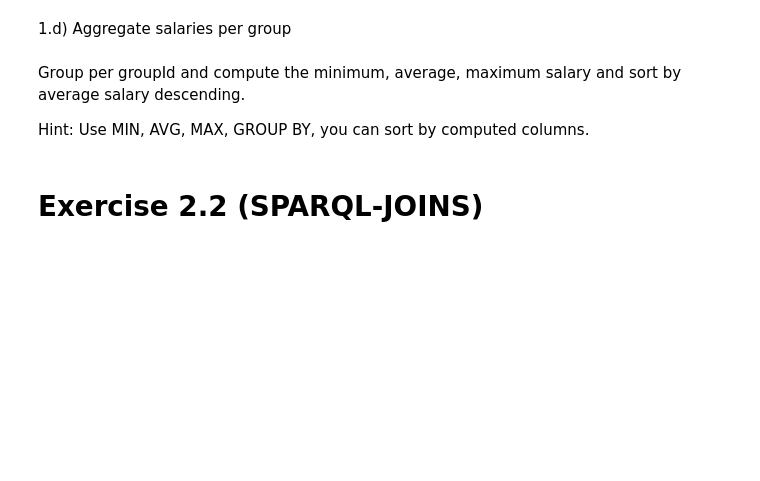
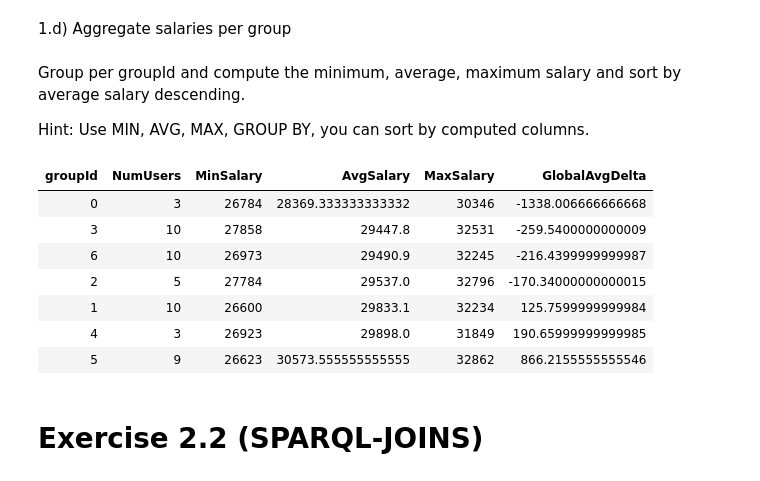
Before and after one commit to rosafilgueira/Seminar_MUIA, a Jupyter notebook: Colab/lab_exercises/Solutions_lab_basics.ipynb, the cells around one changed output. Cells and saved outputs as stored; diff of their text form; code cells hidden in the pictures; blank space fills up the shorter version.

```diff
--- a/Colab/lab_exercises/Solutions_lab_basics.ipynb
+++ b/Colab/lab_exercises/Solutions_lab_basics.ipynb
@@ -655,7 +667,7 @@ assert all(map(lambda row: maxIds[row.groupId] == row.maxUserId, q1b.collect()))
 When you do not specify any group by columns and use aggregating functions such as AVG(column) then the aggregation will be performed over the entire result and return a single row.
 # %%
 avgSalary = sqlContext.sql("""
-SELECT <FILL IN> AS avgSalary
+SELECT AVG(salary) AS avgSalary
 FROM tblUsers
 """).collect()[0].avgSalary
 
@@ -671,18 +685,27 @@ Hint: Use MIN, AVG, MAX, GROUP BY, you can sort by computed columns.
 # %%
 q1d = sqlContext.sql("""
 SELECT
     groupId,
     COUNT(id) AS NumUsers,
-    <FILL IN> AS MinSalary,
-    <FILL IN> AS AvgSalary,
-    <FILL IN> AS MaxSalary,
+    MIN(salary) AS MinSalary,
+    AVG(salary) AS AvgSalary,
+    MAX(salary) AS MaxSalary,
     AVG(salary) - {} AS GlobalAvgDelta
 FROM tblUsers
-<FILL IN>
-ORDER BY <FILL IN>
+GROUP BY groupID
+ORDER BY AvgSalary
 """.format(avgSalary))
 
 displayRows(q1d)
+# %% [output]
+| groupId | NumUsers | MinSalary | AvgSalary | MaxSalary | GlobalAvgDelta |
+| 0 | 3 | 26784 | 28369.333333333332 | 30346 | -1338.006666666668 |
+| 3 | 10 | 27858 | 29447.8 | 32531 | -259.5400000000009 |
+| 6 | 10 | 26973 | 29490.9 | 32245 | -216.4399999999987 |
+| 2 | 5 | 27784 | 29537.0 | 32796 | -170.34000000000015 |
+| 1 | 10 | 26600 | 29833.1 | 32234 | 125.7599999999984 |
+| 4 | 3 | 26923 | 29898.0 | 31849 | 190.65999999999985 |
+| 5 | 9 | 26623 | 30573.555555555555 | 32862 | 866.2155555555546 |
 # %%
 groups = [
     (5, 26623, 30573, 32862),
```
Also changed, not shown: parts of 12 cells of this notebook.
